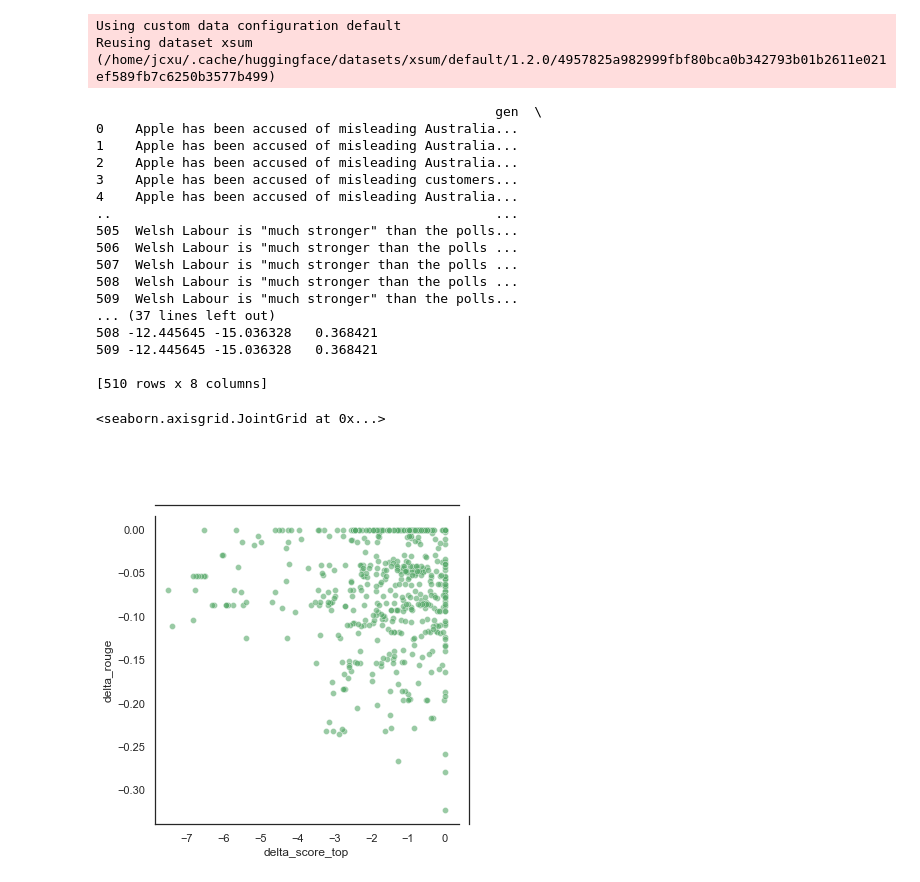
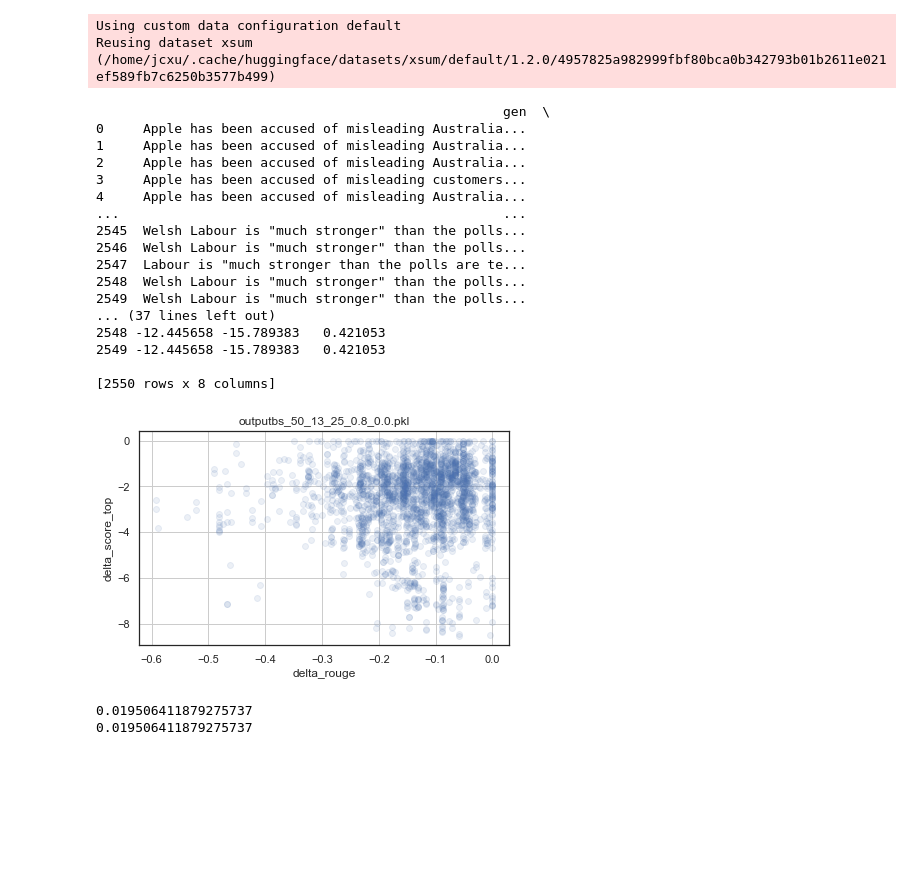
Before and after one commit to jiacheng-xu/lattice-generation, a Jupyter notebook: notebooks/model_score.ipynb, the cells around one changed output. Cells and saved outputs as stored; diff of their text form; code cells hidden in the pictures; blank space fills up the shorter version.

```diff
--- a/notebooks/model_score.ipynb
+++ b/notebooks/model_score.ipynb
@@ -30,44 +30,66 @@ Reusing dataset xsum (/home/jcxu/.cache/huggingface/datasets/xsum/default/1.2.0/
 import pickle
 import pandas as pd
 
-with open('../tmp_data.pkl','rb') as fd:
+dump_name = 'outputdbs_50_13_25_0.8_1.0.pkl'
+dump_name = 'outputbs_50_13_25_0.8_0.0.pkl'
+with open(f"../{dump_name}",'rb') as fd:
     df =pickle.load(fd)
 print(df)
 # %% [output]
-                                                   gen  \
-0    Apple has been accused of misleading Australia...
-1    Apple has been accused of misleading Australia...
-2    Apple has been accused of misleading Australia...
-3    Apple has been accused of misleading customers...
-4    Apple has been accused of misleading Australia...
-..                                                 ...
-505  Welsh Labour is "much stronger" than the polls...
-506  Welsh Labour is "much stronger than the polls ...
-507  Welsh Labour is "much stronger than the polls ...
-508  Welsh Labour is "much stronger than the polls ...
-509  Welsh Labour is "much stronger" than the polls...
+                                                    gen  \
+0     Apple has been accused of misleading Australia...
+1     Apple has been accused of misleading Australia...
+2     Apple has been accused of misleading Australia...
+3     Apple has been accused of misleading customers...
+4     Apple has been accused of misleading Australia...
+...                                                 ...
+2545  Welsh Labour is "much stronger" than the polls...
+2546  Welsh Labour is "much stronger" than the polls...
+2547  Labour is "much stronger than the polls are te...
+2548  Welsh Labour is "much stronger" than the polls...
+2549  Welsh Labour is "much stronger" than the polls...
 ... (37 lines left out)
-508 -12.445645 -15.036328   0.368421
-509 -12.445645 -15.036328   0.368421
+2548 -12.445658 -15.789383   0.421053
+2549 -12.445658 -15.789383   0.421053
 
-[510 rows x 8 columns]
+[2550 rows x 8 columns]
 # %%
 df['delta_score_low'] = df.apply(lambda row: row.score - row.low_score, axis=1)
 df['delta_score_top'] = df.apply(lambda row: row.score - row.top_score, axis=1)
 df['delta_rouge'] = df.apply(lambda row: row.rouge - row.top_rouge, axis=1)
 
+import matplotlib.pyplot as plt
 import seaborn as sns
 sns.set_theme(style="white", color_codes=True)
+
+fig, ax = plt.subplots()
+
+ax.scatter(x=df['delta_rouge'], y=df['delta_score_top'],alpha=0.1)
+
+ax.set_xlabel(r'delta_rouge')
+ax.set_ylabel(r'delta_score_top')
+ax.set_title(f"{dump_name}")
+
+ax.grid(True)
+fig.tight_layout()
+plt.show()
+
+print(df['delta_score_top'].corr(df['delta_rouge'],method='pearson'))
+print(df['delta_rouge'].corr(df['delta_score_top'],method='pearson'))
+
+# g = sns.jointplot(data=df, x="delta_score_top", y="delta_rouge", )
+
+# Use JointGrid directly to draw a custom plot
+# g = sns.JointGrid(data=df, x="delta_score_top", y="delta_rouge")
+# g.plot_joint(sns.scatterplot, color="g", alpha=.6, legend=False)
+# g.plot_marginals(sns.rugplot, height=1, color="g", alpha=.6)
+
+# fig.tight_layout()
+# plt.show()
+# %% [output]
+[figure, added]
+0.019506411879275737
+0.019506411879275737
-# %%
-
-# Use JointGrid directly to draw a custom plot
-g = sns.JointGrid(data=df, x="delta_score_top", y="delta_rouge")
-g.plot_joint(sns.scatterplot,
-             color="g", alpha=.6, legend=False)
-# g.plot_marginals(sns.rugplot, height=1, color="g", alpha=.6)
-# %% [output]
-<seaborn.axisgrid.JointGrid at 0x...>
-[figure, removed]
 # %%
 x = df['quant']
 l = len(x[0])
```
Also changed, not shown: parts of 1 cell of this notebook, 6 other files.
